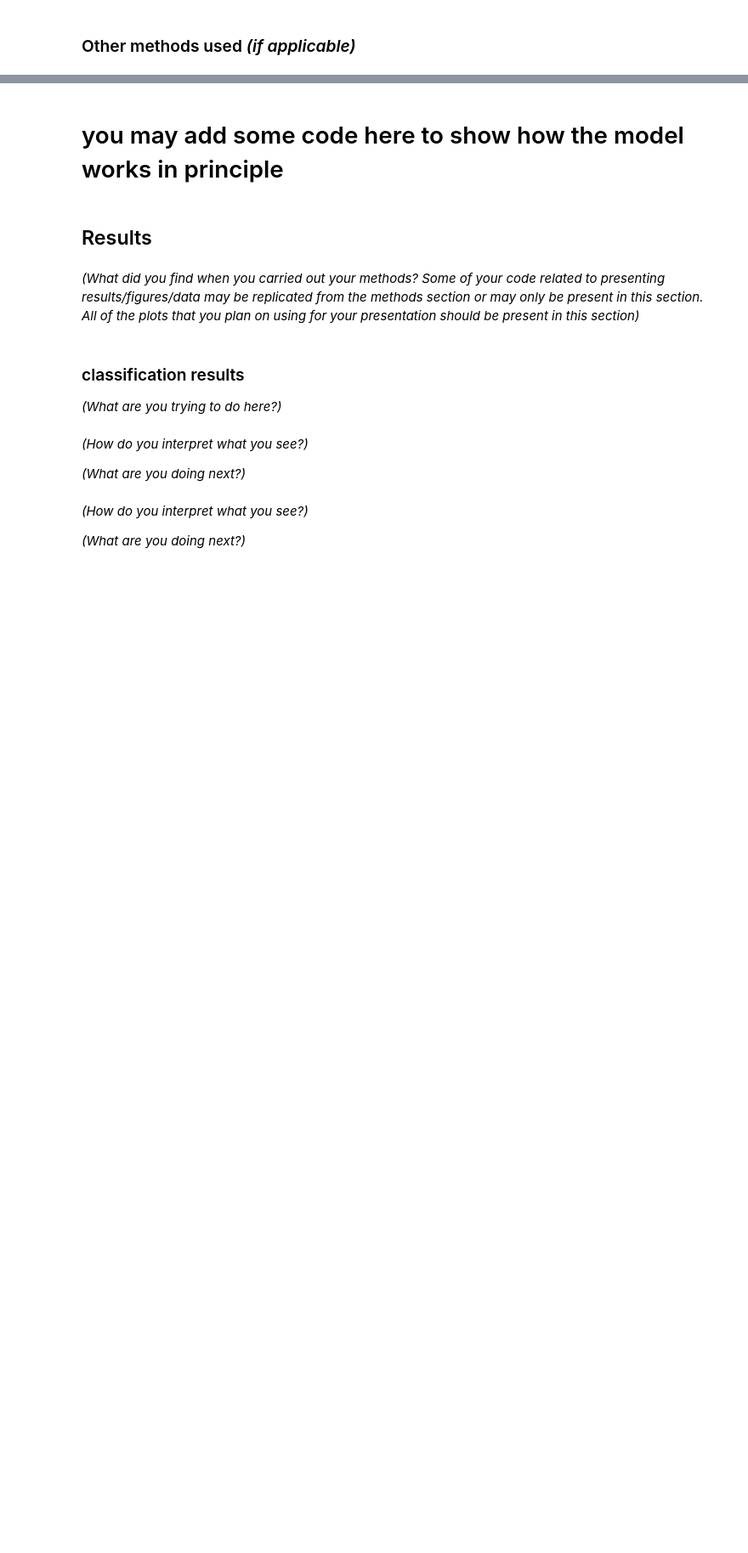
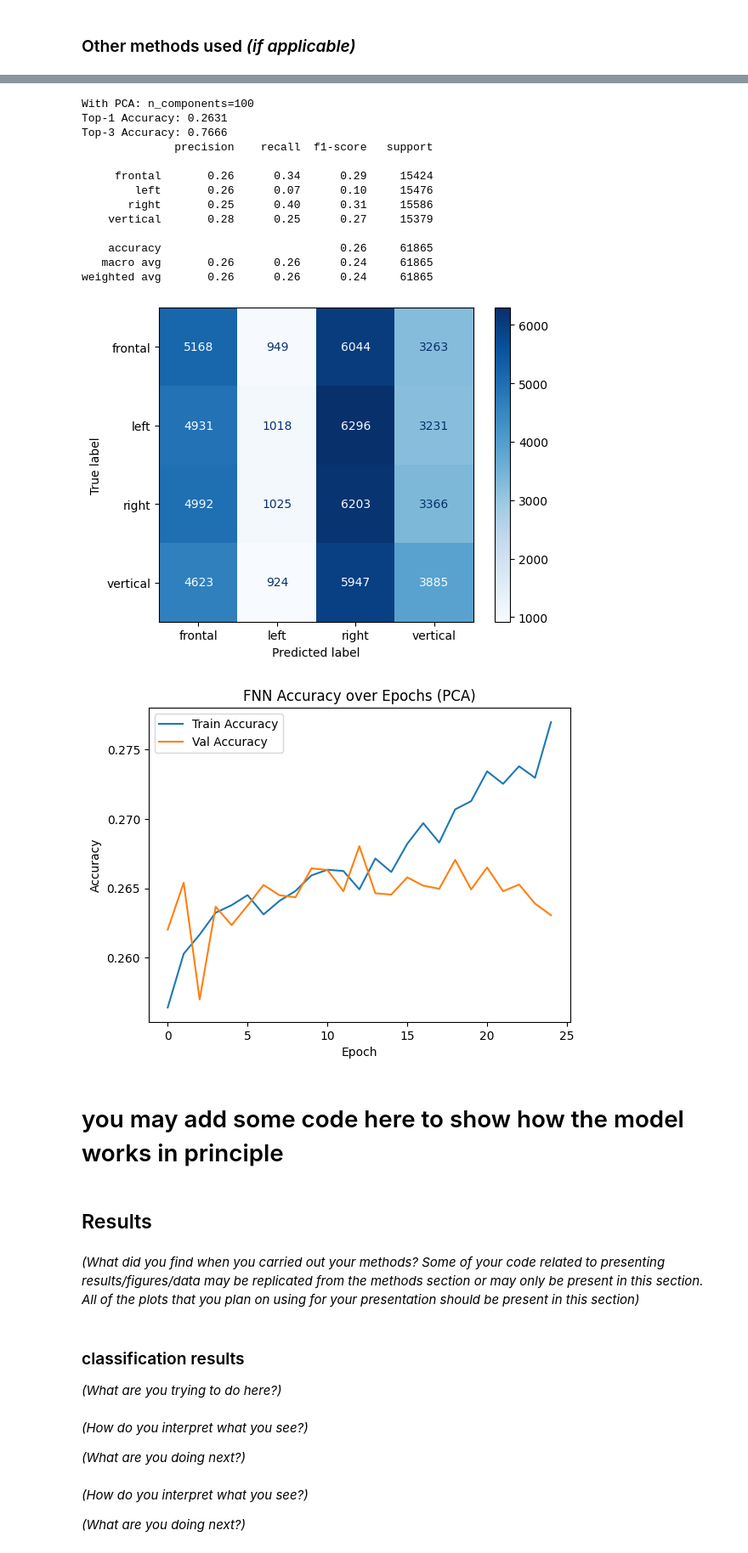
Before and after one commit to sthuy9804/cmse381-final-project, a Jupyter notebook: ProjectTemplate.ipynb, the cells around one changed output, grey strips where cells are left out. Shown at 85% size. Cells and saved outputs as stored; diff of their text form; code cells hidden in the pictures; blank space fills up the shorter version.

```diff
--- a/ProjectTemplate.ipynb
+++ b/ProjectTemplate.ipynb
@@ -662,3 +646,54 @@ weighted avg       0.27      0.27      0.26     61865
+# %%
+model_scaled.eval()
+y_pred_pca = []
+y_proba_pca = []
+true_labels_pca = []
+
+with torch.no_grad():
+    for X_batch, y_batch in test_loader_pca:
+        X_batch = X_batch.to(device)
+        outputs = model_pca(X_batch)
+
+        y_proba_pca.extend(outputs.cpu().numpy())               # top-3
+        y_pred_pca.extend(outputs.argmax(dim=1).cpu().numpy())  # top-1
+        true_labels_pca.extend(y_batch.numpy())
+
+y_proba_pca = np.array(y_proba_pca)
+y_pred_pca = np.array(y_pred_pca)
+true_labels_pca = np.array(true_labels_pca)
+
+print(f"With PCA: n_components={best_n}")
+print("Top-1 Accuracy:", round(top_k_accuracy_score(true_labels_pca, y_proba_pca, k=1), 4))
+print("Top-3 Accuracy:", round(top_k_accuracy_score(true_labels_pca, y_proba_pca, k=3), 4))
+print(classification_report(y_test_encoded, y_pred_pca, target_names=le.classes_))
+
+cm = confusion_matrix(y_test_encoded, y_pred_pca)
+ConfusionMatrixDisplay(confusion_matrix=cm, display_labels=le.classes_).plot(cmap="Blues")
+plt.show()
+
+plt.plot(train_accuracies_pca, label='Train Accuracy')
+plt.plot(val_accuracies_pca, label='Val Accuracy')
+plt.xlabel("Epoch")
+plt.ylabel("Accuracy")
+plt.legend()
+plt.title("FNN Accuracy over Epochs (PCA)")
+plt.show()
+# %% [output]
+With PCA: n_components=100
+Top-1 Accuracy: 0.2631
+Top-3 Accuracy: 0.7666
+              precision    recall  f1-score   support
+
+     frontal       0.26      0.34      0.29     15424
+        left       0.26      0.07      0.10     15476
+       right       0.25      0.40      0.31     15586
+    vertical       0.28      0.25      0.27     15379
+
+    accuracy                           0.26     61865
+   macro avg       0.26      0.26      0.24     61865
+weighted avg       0.26      0.26      0.24     61865
+[figure, added]
+[figure, added]
 # %% [markdown]
 # you may add some code here to show how the model works in principle
 # %% [markdown]
```
Also changed, not shown: parts of 28 cells of this notebook.
